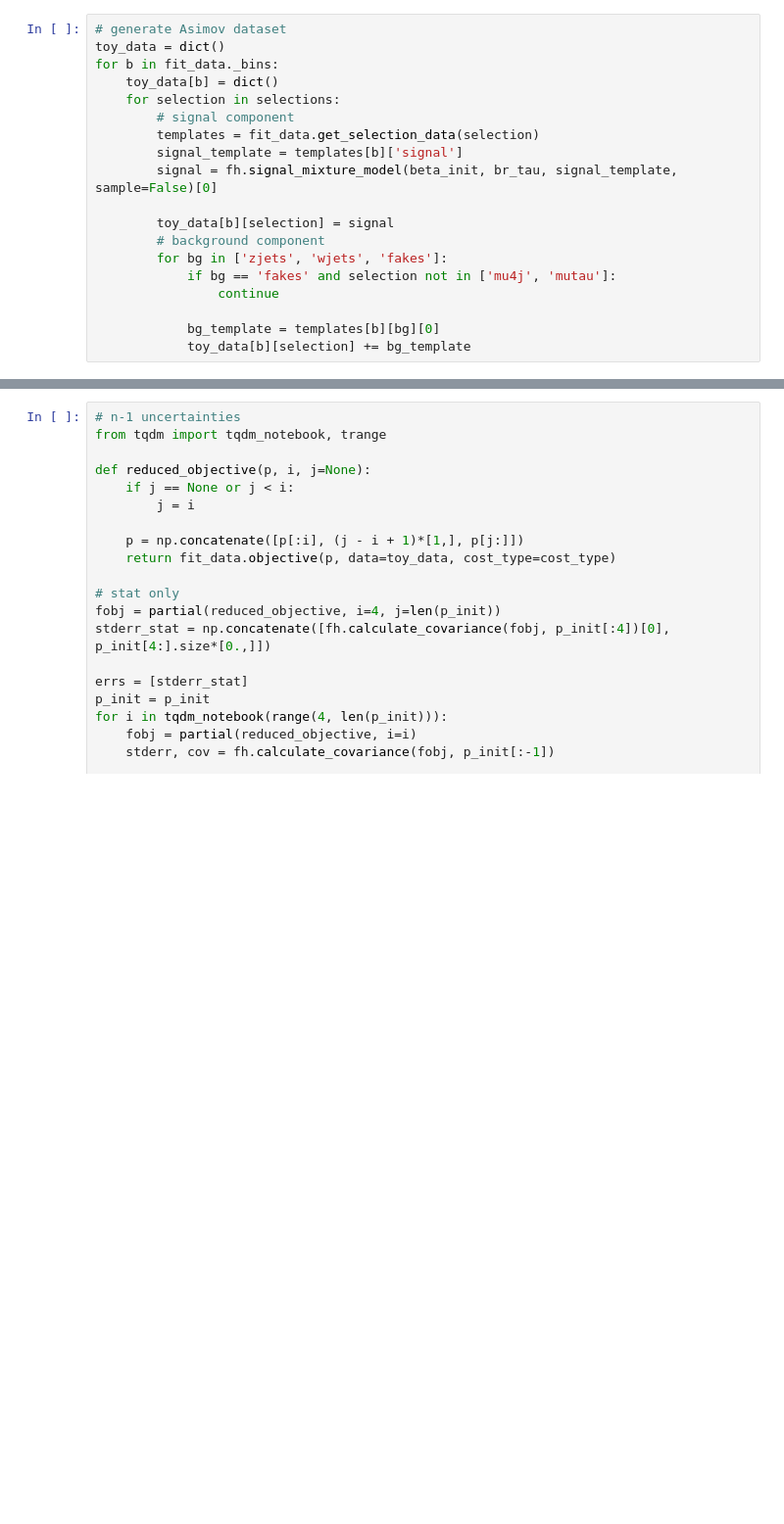
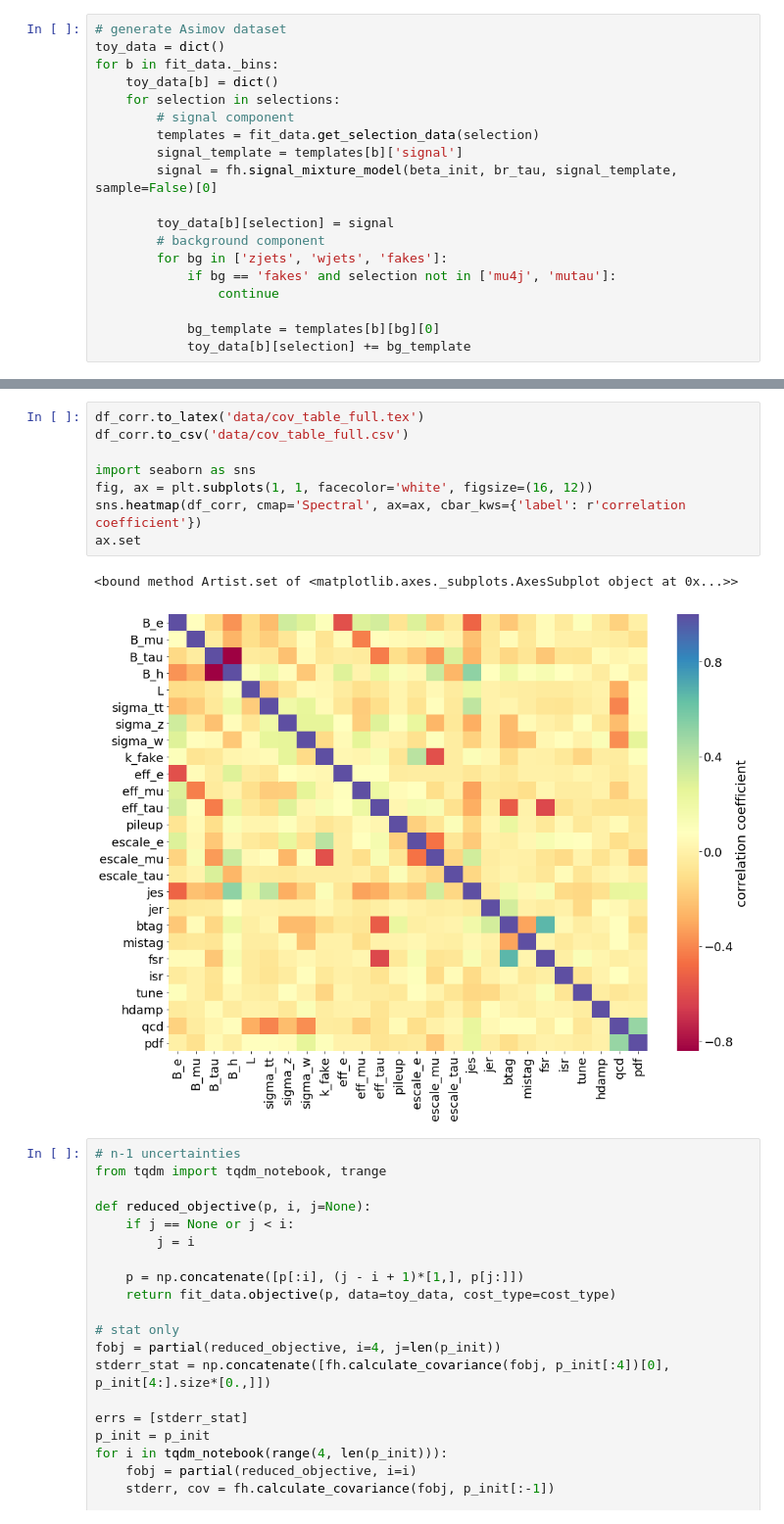
Before and after one commit to NWUHEP/analysis-tools, a Jupyter notebook: notebooks/w_br_asimov.ipynb, the cells around one changed output, grey strips where cells are left out. Shown: that part at 98% size. Saved outputs shown, nothing was run; the diff lists cells and outputs as text; blank space fills up the shorter version.

```diff
--- a/notebooks/w_br_asimov.ipynb
+++ b/notebooks/w_br_asimov.ipynb
@@ -205,3 +190,14 @@ df_corr
+# %%
+df_corr.to_latex('data/cov_table_full.tex')
+df_corr.to_csv('data/cov_table_full.csv')
+
+import seaborn as sns
+fig, ax = plt.subplots(1, 1, facecolor='white', figsize=(16, 12))
+sns.heatmap(df_corr, cmap='Spectral', ax=ax, cbar_kws={'label': r'correlation coefficient'})
+ax.set
+# %% [output]
+<bound method Artist.set of <matplotlib.axes._subplots.AxesSubplot object at 0x...>>
+[figure, added]
 # %%
 # n-1 uncertainties
 from tqdm import tqdm_notebook, trange
```
Also changed, not shown: parts of 7 cells of this notebook, 4 other files.
